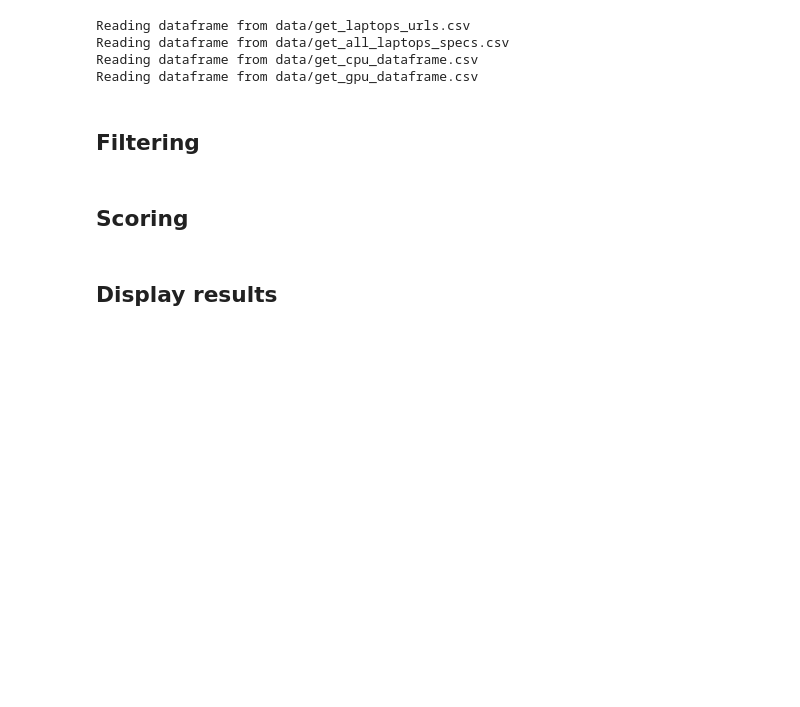
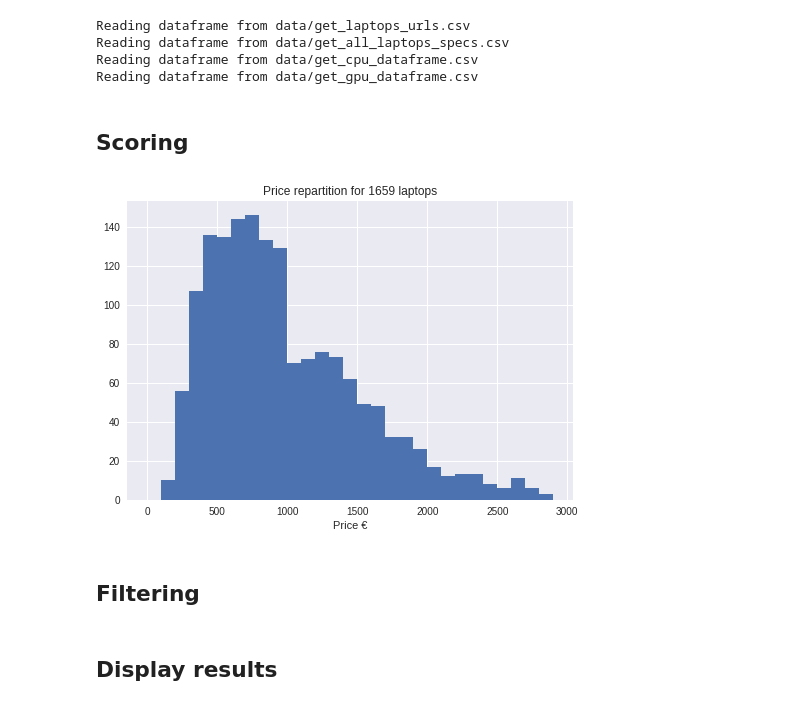
Before and after one commit to louismartin/laptop-scoring, a Jupyter notebook: laptop_benchmark_scrapper.ipynb, the cells around one changed output. Drawn from its saved outputs; the diff is of its cells as text; code cells hidden in the pictures; blank space fills up the shorter version.

Commit message:
Add min price, filtering after scoring, linear price decision rule ...

```diff
--- a/laptop_benchmark_scrapper.ipynb
+++ b/laptop_benchmark_scrapper.ipynb
@@ -4,32 +4,32 @@ Scrap comparez-malin.com for laptop specification
 # %%
 %load_ext autoreload
 %autoreload 2
+%matplotlib inline
 
 from tqdm import tqdm
 from bs4 import BeautifulSoup
 import pandas as pd
 import qgrid
+import matplotlib.pyplot as plt
 import numpy as np
-from IPython.core.interactiveshell import InteractiveShell
+import seaborn as sns
 
 from laptop_scoring import scrapping
-from laptop_scoring.processing import process_and_clean
+from laptop_scoring.processing import get_min_price, process_and_clean
 from laptop_scoring.utils import scale, ease, display_laptop, print_score
 
-
-# Display all variables alon in a line
-InteractiveShell.ast_node_interactivity = "all"
+sns.set_style("darkgrid")
 # %% [markdown]
 ## Get all specs needed
 # %%
 overwrite = False  # Wether to redownload everything or read stored dataframes
 
 # Get links to each laptop page in a  dataframe
-df_laptops_urls = scrapping.get_laptops_urls(overwrite=overwrite)
+df_urls = scrapping.get_laptops_urls(overwrite=overwrite)
+df_urls["prix_min"] = get_min_price(df_urls)
 
 # Get specs for all laptops
-#df_laptops_urls = df_laptops_urls.sample(n=100, random_state=0)
-df = scrapping.get_all_laptops_specs(df_laptops_urls, overwrite=overwrite)
+df = scrapping.get_all_laptops_specs(df_urls, overwrite=overwrite)
 df.columns = df.columns.str.lower().str.replace(" ", "_").str.replace(".", "").str.replace("(", "").str.replace(")", "")
 
 # Get CPU and GPU benchmarks
@@ -41,8 +41,11 @@ df = df.reset_index().merge(df_gpu, on="puce_graphique_dédiée", how="left").se
 
 # Processing and cleaning
 df = process_and_clean(df)
+df_ori = df.copy()
 # %% [output]
 Reading dataframe from data/get_laptops_urls.csv
 Reading dataframe from data/get_all_laptops_specs.csv
 Reading dataframe from data/get_cpu_dataframe.csv
 Reading dataframe from data/get_gpu_dataframe.csv
+# %% [markdown]
+## Scoring
@@ -49,3 +117,10 @@ Reading dataframe from data/get_gpu_dataframe.csv
+# %%
+plt.hist(df["prix"].as_matrix(), bins=[i*100 for i in range(30)])
+plt.title("Price repartition for {} laptops".format(df.shape[0]))
+plt.xlabel("Price €")
+plt.show()
+# %% [output]
+[figure, added]
 # %% [markdown]
 ## Filtering
 # %%
@@ -59,2 +137,0 @@ df = df[df["res_width"]>=1920]
-# %% [markdown]
-## Scoring
```
Also changed, not shown: parts of 6 cells of this notebook.
